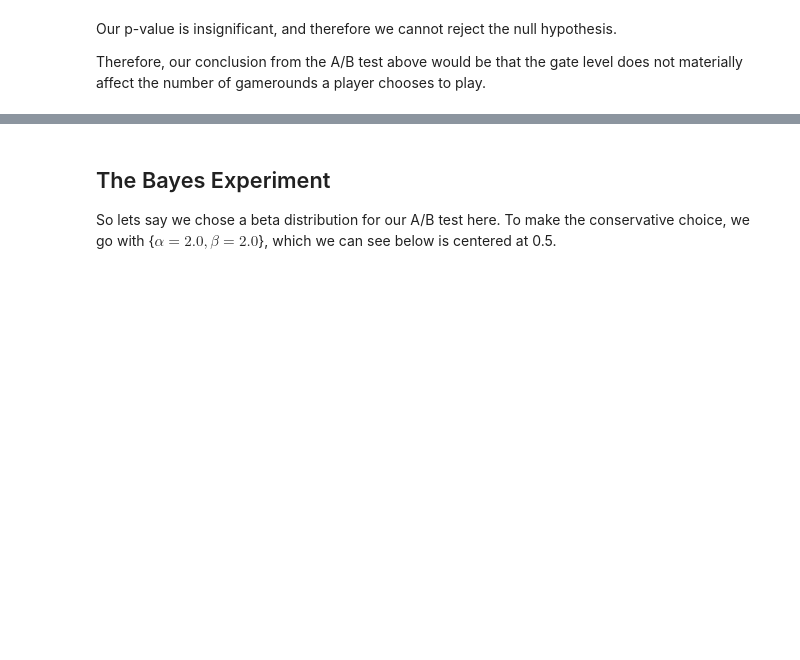
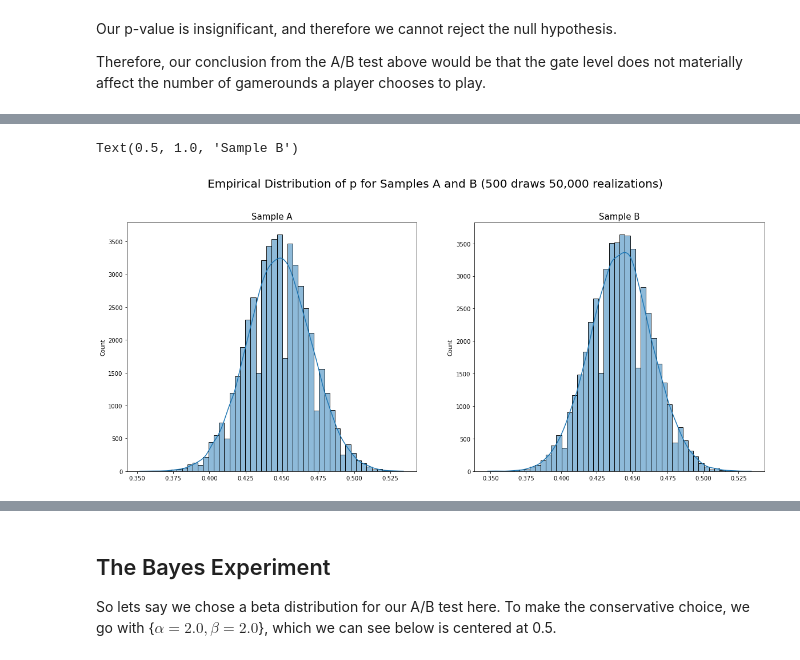
Before and after one commit to smasuno/python, a Jupyter notebook: AB testing example.ipynb, the cells around one changed output, grey strips where cells are left out. Drawn from its saved outputs; the diff is of its cells as text; code cells hidden in the pictures; blank space fills up the shorter version.

```diff
--- a/AB testing example.ipynb
+++ b/AB testing example.ipynb
@@ -138,0 +141,19 @@ sns.histplot(temp, bins = 50)
+# %%
+import scipy.stats
+
+def get_bernoulli(sample, N):
+    return [np.mean(np.random.choice(sample, size=N)) for x in range(50000)]
+
+fig, axes = plt.subplots(1, 2, figsize = (20,8))
+bernoulli_A = get_bernoulli(sample_A, 500)
+bernoulli_B = get_bernoulli(sample_B, 500)
+
+sns.histplot(bernoulli_A, bins=50, kde=True, ax=axes[0])
+sns.histplot(bernoulli_B, bins=50, kde=True, ax=axes[1])
+
+plt.suptitle(t="Empirical Distribution of p for Samples A and B (500 draws 50,000 realizations)", fontsize = 20, va='bottom')
+axes[0].set_title("Sample A", fontsize = 15)
+axes[1].set_title("Sample B", fontsize = 15)
+# %% [output]
+Text(0.5, 1.0, 'Sample B')
+[figure, added]
```
Also changed, not shown: parts of 20 cells of this notebook, 1 other file.
